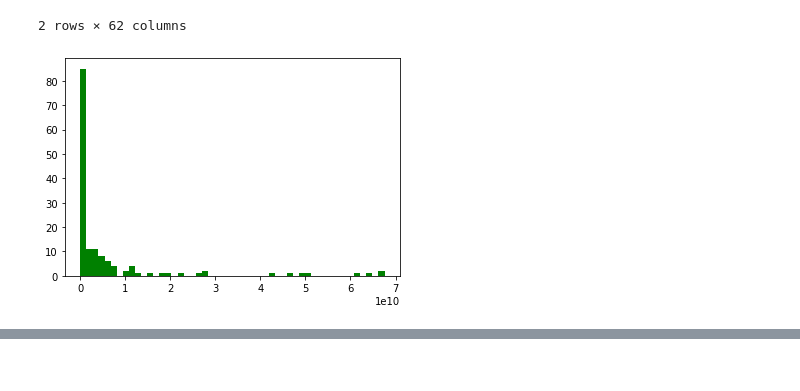
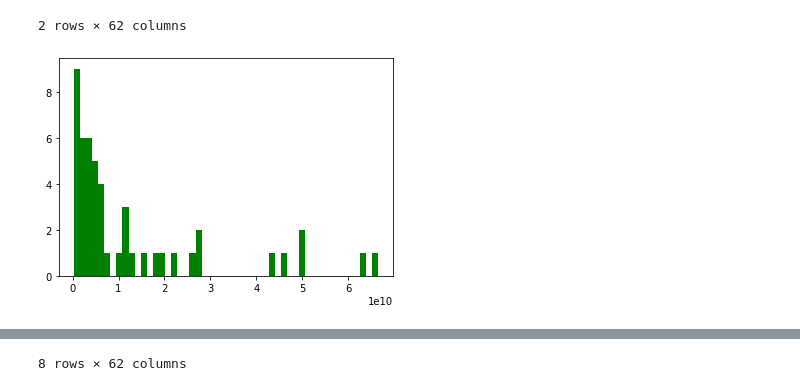
Before and after one commit to stijnverpoest/BRICS-economy, a Jupyter notebook: Military Spending World.ipynb, the cells around one changed output, grey strips where cells are left out. Cells and saved outputs as stored; diff of their text form; code cells hidden in the pictures.

```diff
--- a/Military Spending World.ipynb
+++ b/Military Spending World.ipynb
@@ -124,8 +129,10 @@ df_countries[df_countries["2018"]>2*(10**11)]
 | CHN | China | Country | Military expenditure (current USD) | NaN | NaN | NaN | NaN | NaN | NaN | NaN | ... |
 2 rows × 62 columns
 # %%
+df_countries=df_countries.dropna()
 df_others=df_countries[df_countries["2018"]<2*10**11]
 plt.hist(df_others["2018"], bins=50, color='green')
 plt.show()
+display(df_countries[df_countries["2018"]<0.1*(10**10)])
 # %% [output]
-[figure, old version]
+[figure, new version]
@@ -131,0 +149 @@ plt.show()
+8 rows × 62 columns
```
Also changed, not shown: parts of 2 cells of this notebook.
